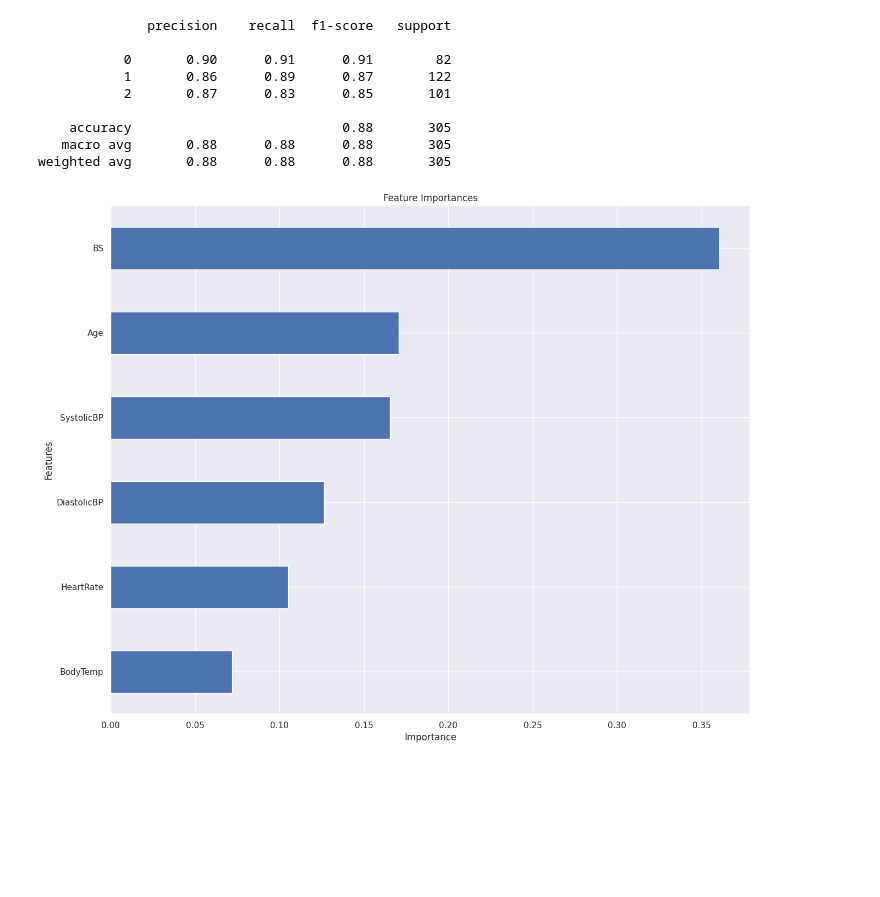
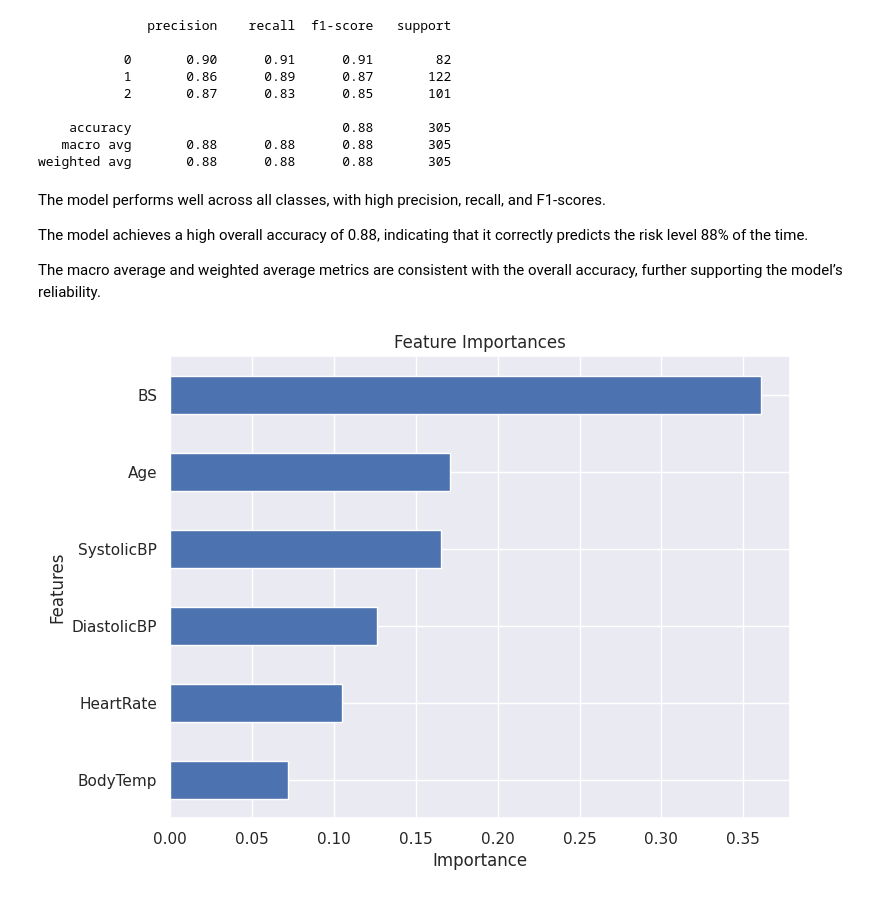
Before and after one commit to Nanasei878/Maternal-Health-Risk-Evaluation, a Jupyter notebook: Maternal_Health_Risk_Data.ipynb, the cells around one changed output. Cells and saved outputs as stored; diff of their text form; code cells hidden in the pictures; blank space fills up the shorter version.

```diff
--- a/Maternal_Health_Risk_Data.ipynb
+++ b/Maternal_Health_Risk_Data.ipynb
@@ -286,15 +483,21 @@ print(classification_report(y_test,y_test_pred))
     accuracy                           0.88       305
    macro avg       0.88      0.88      0.88       305
 weighted avg       0.88      0.88      0.88       305
+# %% [markdown]
+The model performs well across all classes, with high precision, recall, and F1-scores.
+
+The model achieves a high overall accuracy of 0.88, indicating that it correctly predicts the risk level 88% of the time.
+
+The macro average and weighted average metrics are consistent with the overall accuracy, further supporting the model’s reliability.
 # %%
 importances = pd.Series(model.feature_importances_, index=X.columns)
 #  importances sorted by value in ascending order
 importances = importances.sort_values(ascending=True)
-plt.figure(figsize=(15, 12))
+plt.figure(figsize=(8, 6))
 importances.plot(kind='barh')
 plt.title('Feature Importances')
 plt.xlabel('Importance')
 plt.ylabel('Features')
 plt.show()
 # %% [output]
-[figure, old version]
+[figure, new version]
```
Also changed, not shown: parts of 49 cells of this notebook.
